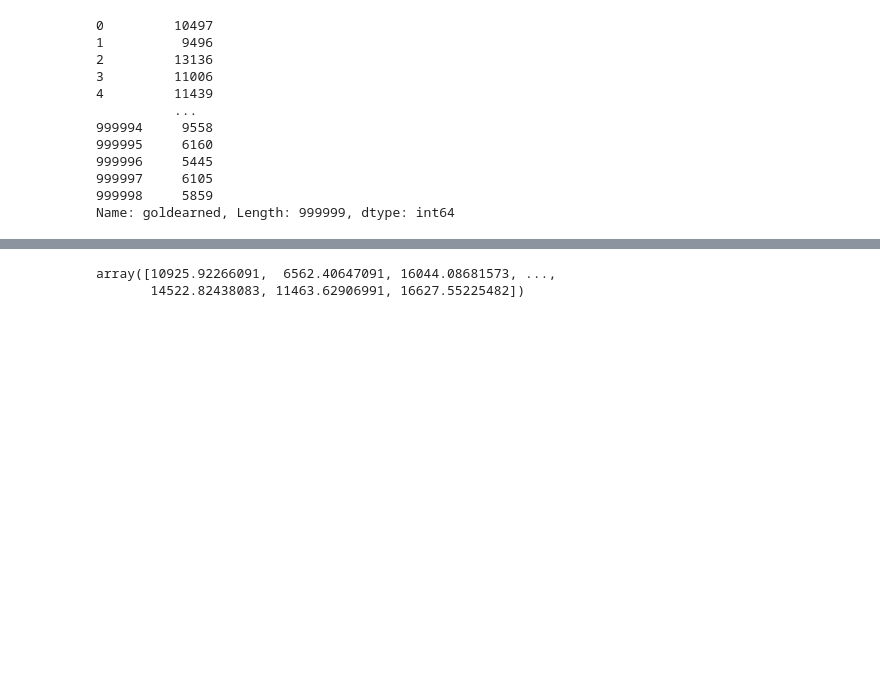
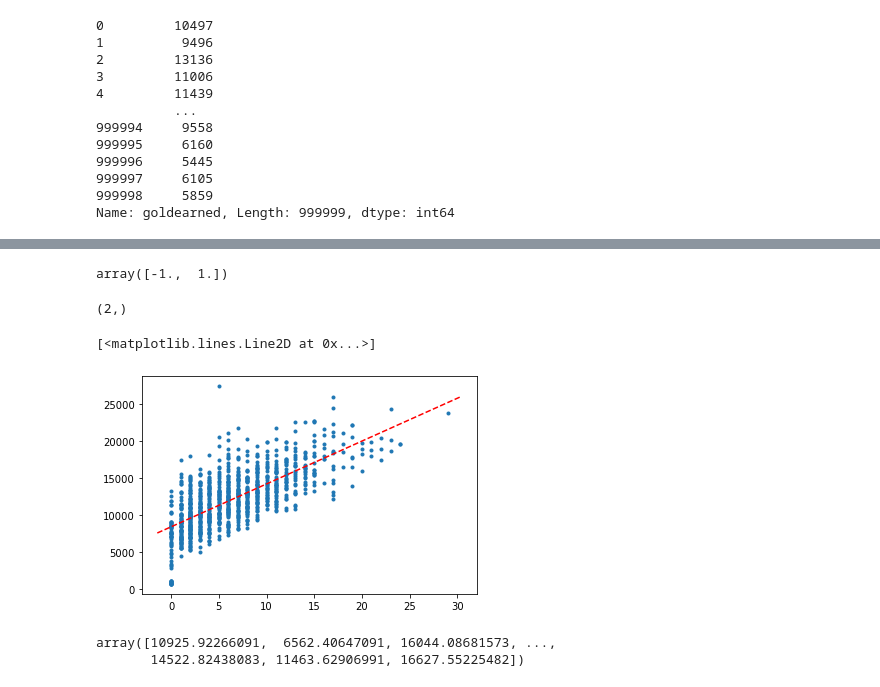
Before and after one commit to guilhermepoluc/league-of-legends-analysis-icd, a Jupyter notebook: lol-analise-inicial.ipynb, the cells around one changed output, grey strips where cells are left out. Saved outputs shown, nothing was run; the diff lists cells and outputs as text; code cells hidden in the pictures; blank space fills up the shorter version.

```diff
--- a/lol-analise-inicial.ipynb
+++ b/lol-analise-inicial.ipynb
@@ -220,7 +170,7 @@ Index(['id', 'win', 'item1', 'item2', 'item3', 'item4', 'item5', 'item6',
 # %%
 # Separating variables
 # X = df[['kills', 'turretkills', 'totminionskilled', 'inhibkills', 'wardskilled']]
-X = df[['kills', 'totminionskilled']]
+X = df[['kills']]
 X
 y = df['goldearned']
 y
@@ -285,3 +242,28 @@ aqui
+# %%
+Z_vals
+# %% [output]
+array([-1.,  1.])
+# %%
+
+# plt.scatter(X_test['totminionskilled'][:samples], y_hat[:samples], label="1")
+
+slope = clf.coef_[0]
+
+
+
+plt.scatter(X_test['kills'], y_val, marker='.')
+axes = plt.gca()
+x_vals = np.array(axes.get_xlim())
+# Z_vals = x_vals - x_vals.mean()
+# Z_vals = Z_vals /Z_vals.std()
+y_vals = intercept + slope* x_vals
+print(y_vals.shape)
+plt.plot(x_vals, y_vals, '--', color='r')
+# plt.legend()
+# %% [output]
+(2,)
+[<matplotlib.lines.Line2D at 0x...>]
+[figure, added]
 # %%
 clf.predict(Z_test.values)
 # %% [output]
```
Also changed, not shown: parts of 24 cells of this notebook.
